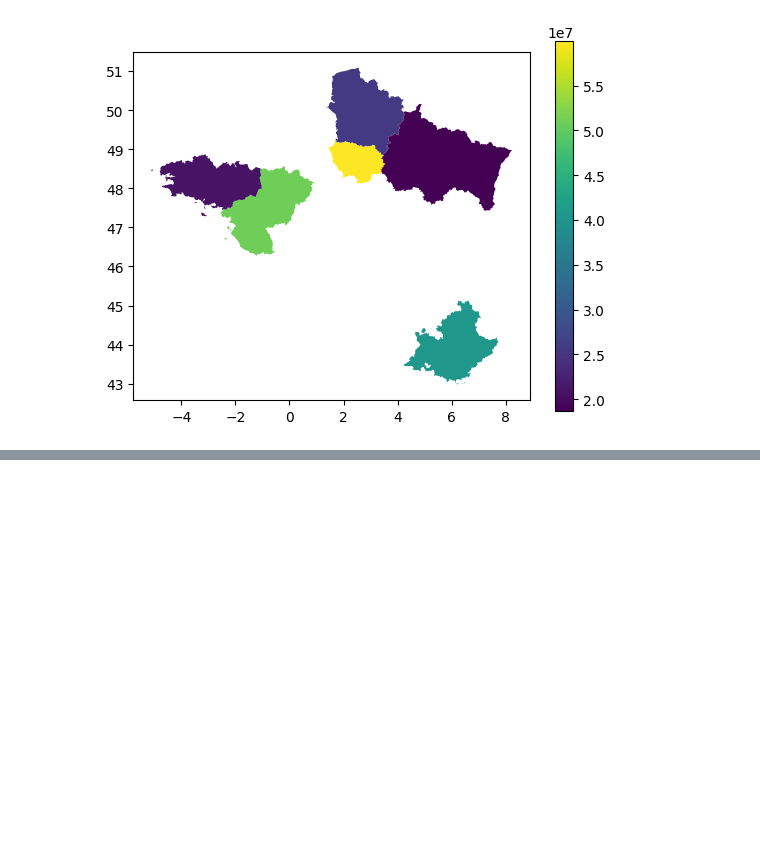
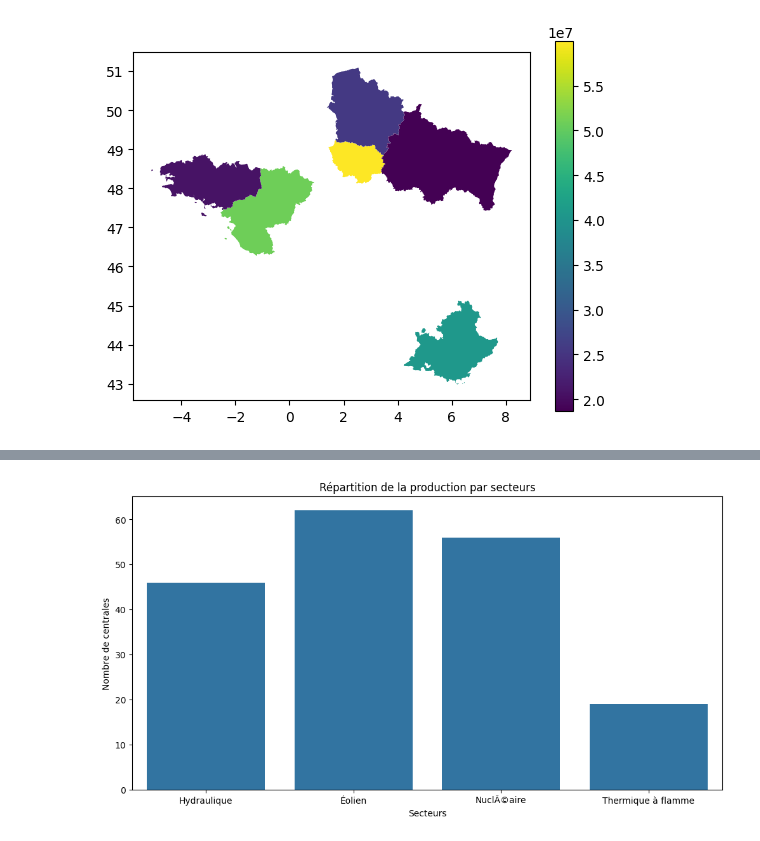
Before and after one commit to Mcrash01/GreenAI, a Jupyter notebook: Centralanalyse.ipynb, the cells around one changed output, grey strips where cells are left out. Saved outputs shown, nothing was run; the diff lists cells and outputs as text; code cells hidden in the pictures; blank space fills up the shorter version.

```diff
--- a/Centralanalyse.ipynb
+++ b/Centralanalyse.ipynb
@@ -290,0 +303,9 @@ plt.show()
+# %%
+plt.figure(figsize=(12, 6))
+sns.countplot(x='filiere', data=datacentrale)
+plt.title('Répartition de la production par secteurs')
+plt.xlabel('Secteurs')
+plt.ylabel('Nombre de centrales')
+plt.show()
+# %% [output]
+[figure, added]
```
Also changed, not shown: parts of 5 cells of this notebook.
